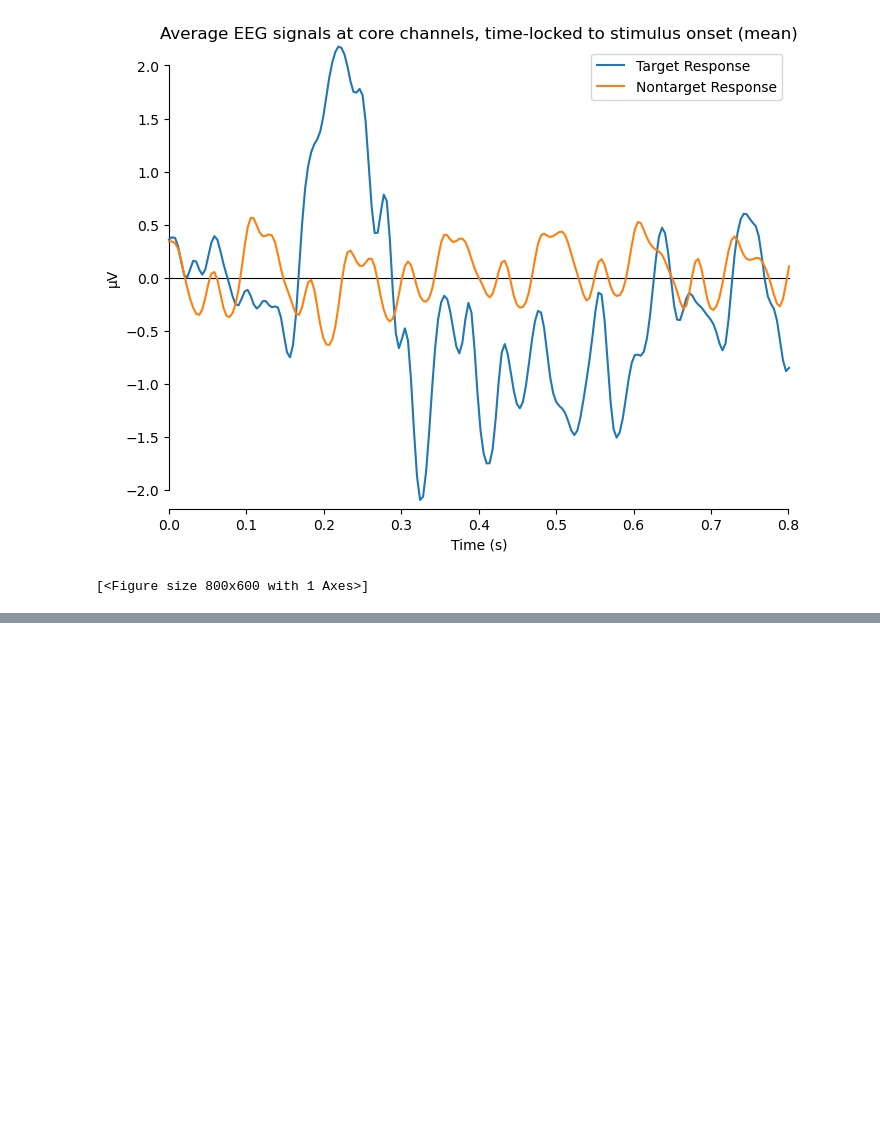
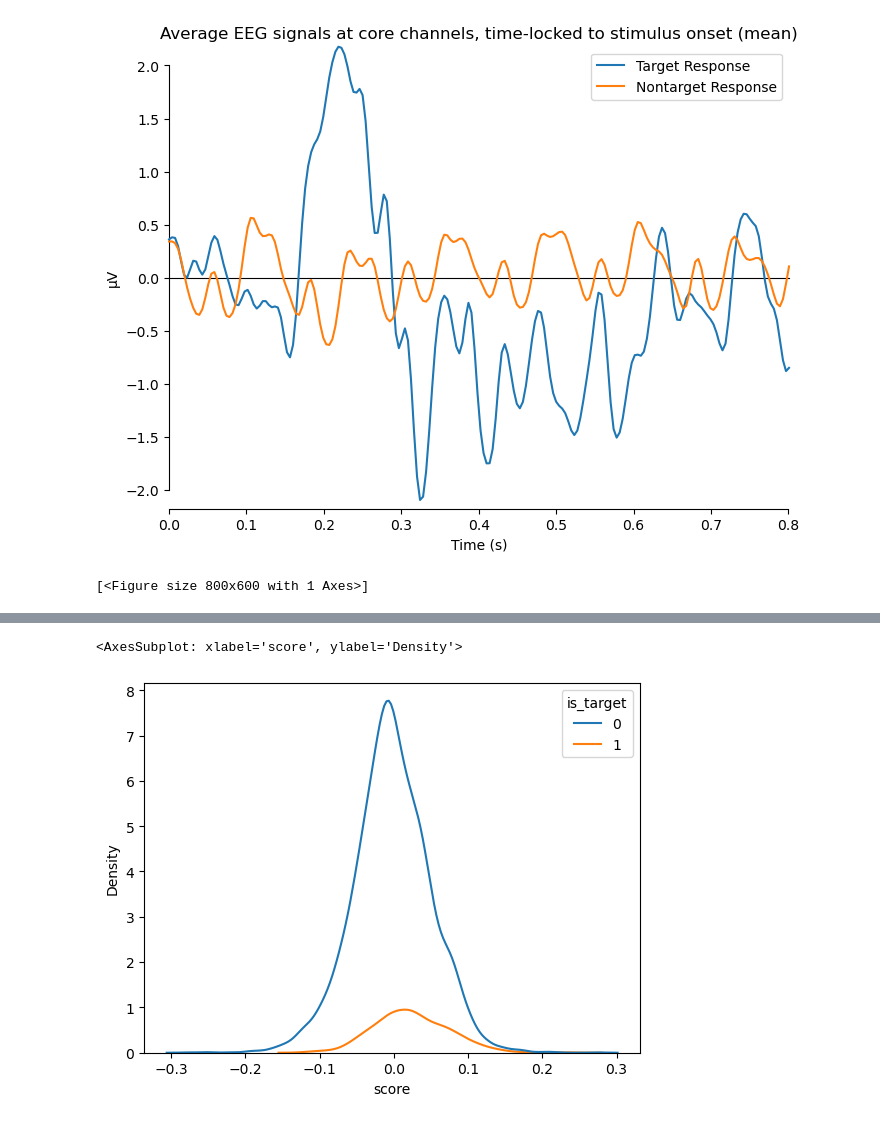
Before and after one commit to zs144/P300-BCI, a Jupyter notebook: Task4/toy_classifier/draft.ipynb, the cells around one changed output, grey strips where cells are left out. Saved outputs shown, nothing was run; the diff lists cells and outputs as text; code cells hidden in the pictures; blank space fills up the shorter version.

```diff
--- a/Task4/toy_classifier/draft.ipynb
+++ b/Task4/toy_classifier/draft.ipynb
@@ -198,0 +314,30 @@ combining channels using "mean"
+# %%
+raw_target_set = test_epochs['target'].get_data()
+raw_target_set = raw_target_set[:,:,:195]
+downsampled_target_set = blockwise_average_3D(raw_target_set, (1, 1, 13))
+target_set = downsampled_target_set.reshape(-1, 15)
+
+raw_non_target_set = test_epochs['non_target'].get_data()
+raw_non_target_set = raw_non_target_set[:,:,:195]
+downsampled_non_target_set = blockwise_average_3D(raw_non_target_set, (1, 1, 13))
+non_target_set = downsampled_non_target_set.reshape(-1, 15)
+
+test_num_targets = target_set.shape[0]
+test_num_non_targets = non_target_set.shape[0]
+
+test_features = np.concatenate((target_set, non_target_set), axis=0)
+target_response = np.ones(target_set.shape[0])
+non_target_response = np.zeros(non_target_set.shape[0])
+test_response = np.concatenate((target_response, non_target_response), axis=0)
+# %%
+clf = SWLDA(penter=0.1, premove=0.15)
+clf.fit(train_features, train_response)
+# %%
+scores = pd.DataFrame(clf.test(test_features), columns=['score'])
+# %%
+scores['is_target'] = test_response.astype('int')
+# %%
+sns.kdeplot(data=scores, x='score', hue='is_target')
+# %% [output]
+<AxesSubplot: xlabel='score', ylabel='Density'>
+[figure, added]
```
Also changed, not shown: parts of 16 cells of this notebook, 1 other file.
